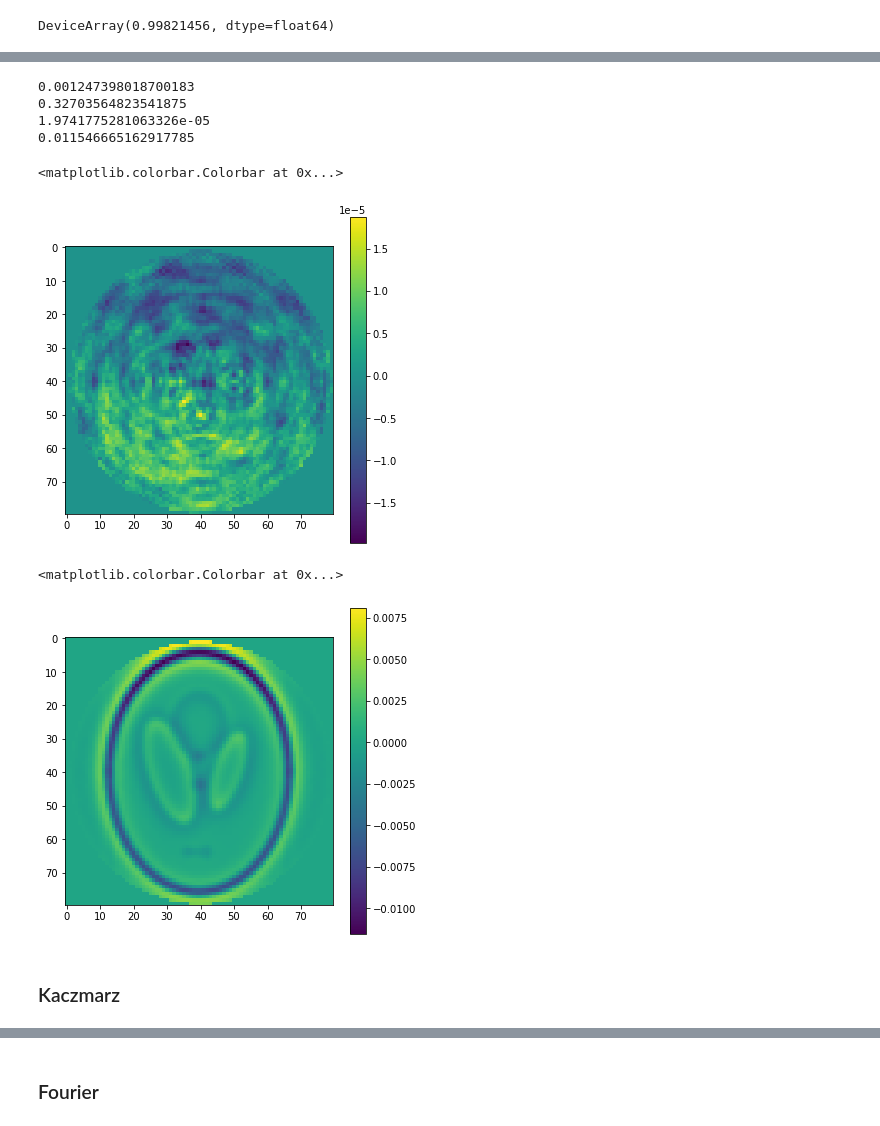
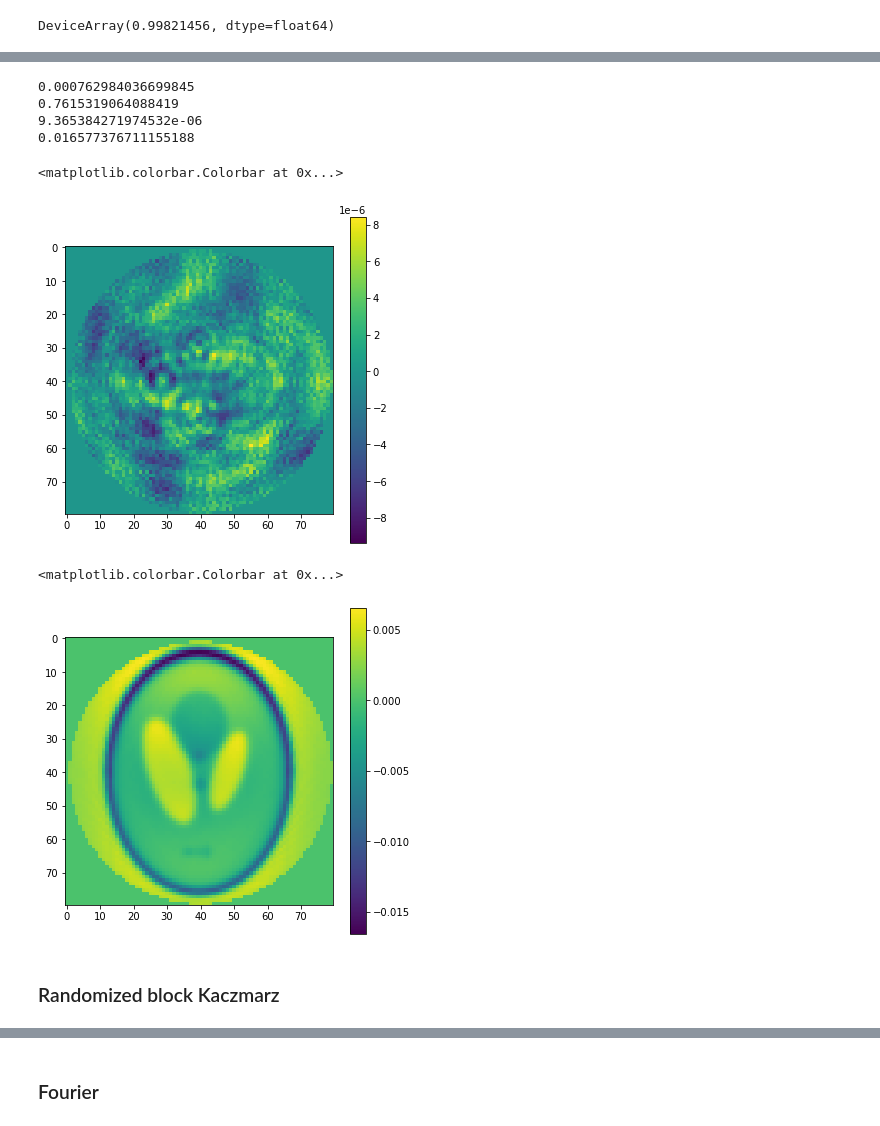
Before and after one commit to bogdantoader/simplecryoem, a Jupyter notebook: nb/SART.ipynb, the cells around one changed output, grey strips where cells are left out. Saved outputs shown, nothing was run; the diff lists cells and outputs as text; code cells hidden in the pictures.

Commit message:
implemented randomized block kaczmarz - cool as it allows to run cg for least squares on batches of images

```diff
--- a/nb/SART.ipynb
+++ b/nb/SART.ipynb
@@ -31,11 +31,13 @@ def get_fwd_model(pts, rotate_and_project, mask, args = {}):
 
     return fwd_model, fwd_model_vmap
 
-def get_loss_function(fwd_model_vmap, thetas, data):
+def get_loss_function(fwd_model):
+    """Can pass either fwd_model or fwd_model_vmap, and thetas
+    should be an array or one angle depending on the forward model."""
 
     @jax.jit
-    def loss_func(amp):
-        err = (fwd_model_vmap(amp, thetas) - data)
+    def loss_func(amp, thetas, data):
+        err = fwd_model(amp, thetas) - data
         return 1/2 * jnp.sum(jnp.real(jnp.conj(err)*err)) / jnp.prod(jnp.array(err.shape))
 
     grad_loss_func = jax.jit(jax.grad(loss_func))
@@ -154,7 +156,7 @@ def rotate_and_project_gmm(amp, theta, pts, x_grid, sig):
 # %%
 nx = image.shape[0]
 x_grid = jnp.fft.fftshift(jnp.fft.fftfreq(nx))
-sigma = 0.0061
+sigma = 0.006
 amp = 10 + jnp.array(np.random.randn(nx*nx))
 
 rotate_and_project_args = {"x_grid" : x_grid, "sig" : sigma }
@@ -201,6 +203,6 @@ plt.imshow(data)
 <matplotlib.image.AxesImage at 0x...>
 [figure]
 # %%
-loss_func, grad_loss_func = get_loss_function(fwd_model_vmap, thetas, data)
+loss_func, grad_loss_func = get_loss_function(fwd_model_vmap)
 # %%
 zero = jnp.zeros((nx**2,))
@@ -255,7 +257,7 @@ alpha = 1e-1
 x0 = jnp.zeros(amp.shape)
 
 for i in range(N_iters):
-    grad = grad_loss_func(x0)
+    grad = grad_loss_func(x0, thetas, data)
     if jnp.mod(i, 10) == 0:
         #err = jnp.abs(amp-x0).reshape([nx,nx]) * mask
         err = jnp.abs(grad)
@@ -306,23 +308,23 @@ plt.rcParams["figure.figsize"]=6,6
 # %%
-print(loss_func(x0_cg))
-print(loss_func(x0))
+print(loss_func(x0_cg, thetas, data))
+print(loss_func(x0, thetas, data))
 
-print(jnp.max(jnp.abs(grad_loss_func(x0_cg))))
-print(jnp.max(jnp.abs(grad_loss_func(x0))))
+print(jnp.max(jnp.abs(grad_loss_func(x0_cg, thetas, data))))
+print(jnp.max(jnp.abs(grad_loss_func(x0, thetas, data))))
 # %% [output]
-0.001247398018700183
-0.32703564823541875
-1.9741775281063326e-05
-0.011546665162917785
+0.000762984036699845
+0.7615319064088419
+9.365384271974532e-06
+0.016577376711155188
 # %%
-plt.imshow(grad_loss_func(x0_cg).reshape([nx,nx])); plt.colorbar()
+plt.imshow(grad_loss_func(x0_cg, thetas, data).reshape([nx,nx])); plt.colorbar()
 # %% [output]
 <matplotlib.colorbar.Colorbar at 0x...>
-[figure, old version]
+[figure, new version]
 # %%
-plt.imshow(grad_loss_func(x0).reshape([nx,nx])); plt.colorbar()
+plt.imshow(grad_loss_func(x0, thetas, data).reshape([nx,nx])); plt.colorbar()
 # %% [output]
 <matplotlib.colorbar.Colorbar at 0x...>
-[figure, old version]
+[figure, new version]
 # %% [markdown]
-### Kaczmarz
+### Randomized block Kaczmarz
```
Also changed, not shown: parts of 15 cells of this notebook, 1 other file.
